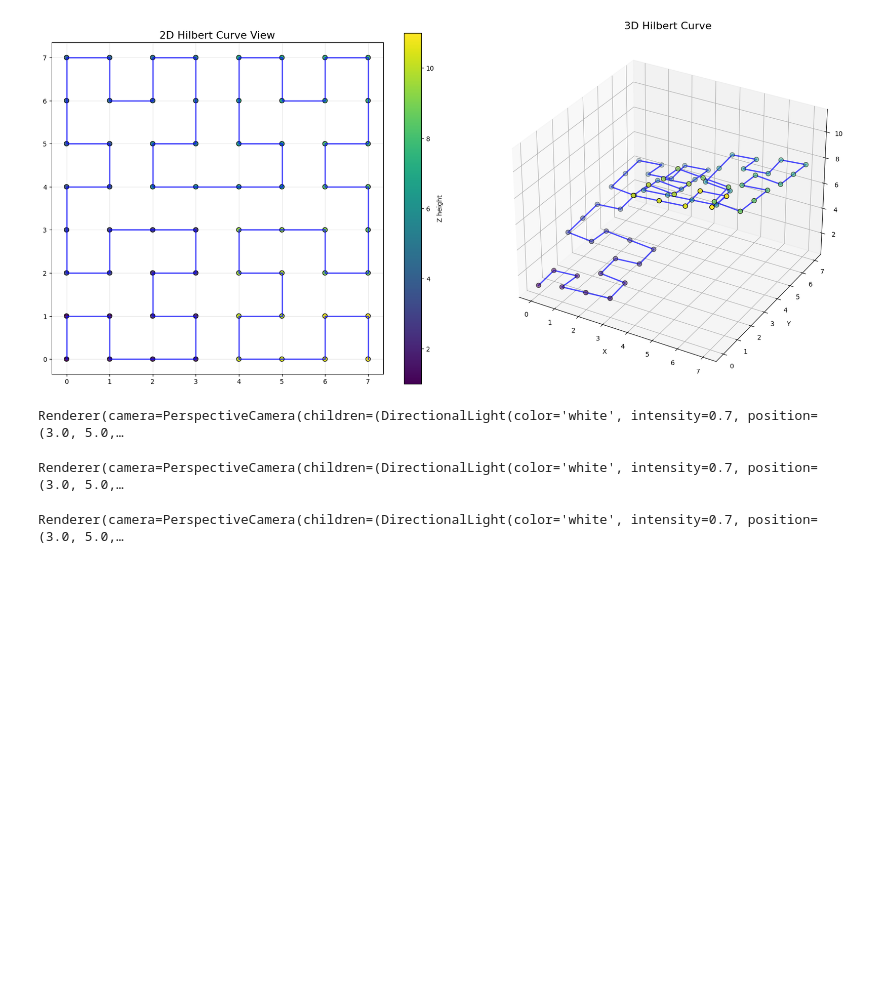
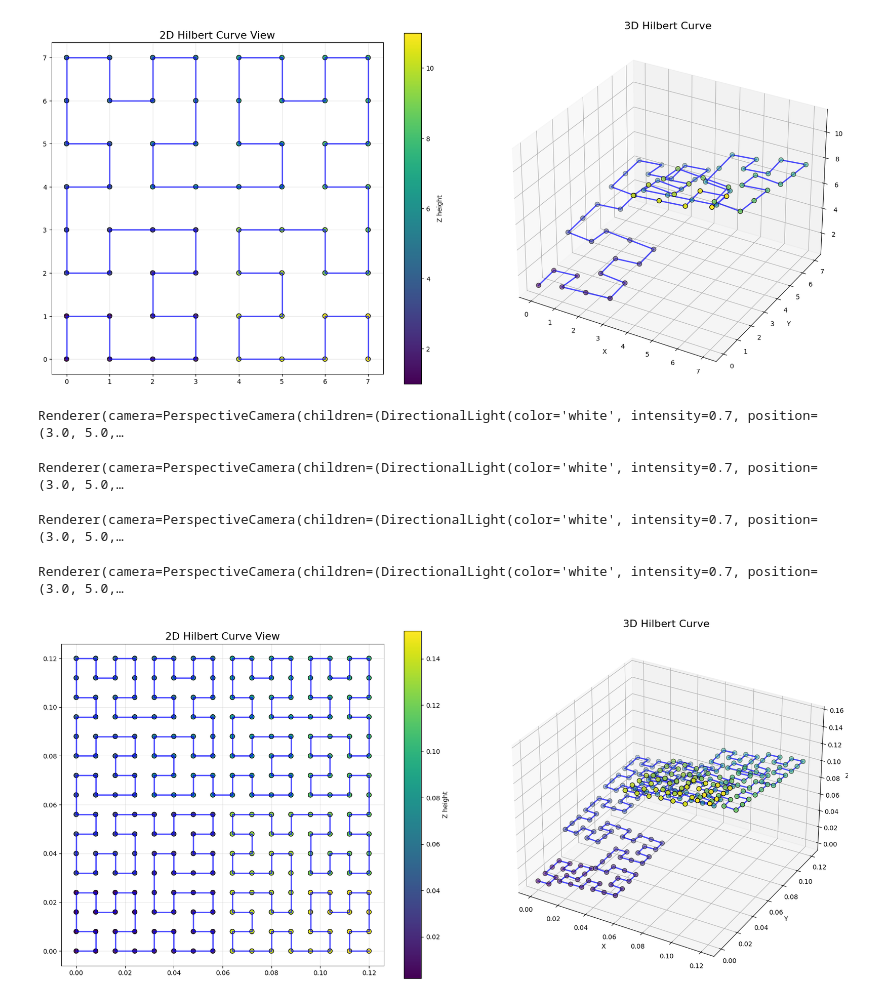
Before and after one commit to eschluntz/marble_maze, a Jupyter notebook: solid_testing.ipynb, the cells around one changed output. Drawn from its saved outputs; the diff is of its cells as text; code cells hidden in the pictures; blank space fills up the shorter version.

```diff
--- a/solid_testing.ipynb
+++ b/solid_testing.ipynb
@@ -18,9 +18,10 @@ def get_hilbert_3d_curve(order, spacing:float, z_size: float, z_offset: float):
     hilbert_curve = HilbertCurve(order, dimensions)
     distances_along_curve = list(range(2 ** (dimensions * order)))
     points = hilbert_curve.points_from_distances(distances_along_curve)
+    # Convert list of points to a numpy array
+    points = np.array(points, dtype=float)
 
     points *= spacing
-
     # Generate z coordinates with size and offset
     z_coords = np.linspace(z_offset, z_offset + z_size, len(points))
 
@@ -235,2 +239,29 @@ view(create_channel(points[:10], .5))
 # %% [output]
 Renderer(camera=PerspectiveCamera(children=(DirectionalLight(color='white', intensity=0.7, position=(3.0, 5.0,…
+# %%
+# Put it all together
+
+order = 4
+n_points = 10
+spacing = 0.008
+z_size = 0.15
+base_offset = 0.002
+support_ratio = 0.90
+chan_diam_ratio = 1.10
+chan_offset_ratio = 0.4
+pts = get_hilbert_3d_curve(order=order, spacing=spacing, z_size=z_size, z_offset=base_offset)
+pts = pts[:n_points]
+
+channel = create_channel(pts, diameter=spacing * chan_diam_ratio, z_offset=spacing * chan_offset_ratio)
+support = create_support_structure(pts, w=spacing * support_ratio)
+structure = support - channel
+
+file_name = f"hilbert_o{order}_n{len(pts)}_s{spacing}_z{z_size}.stl"
+
+view(structure)
+# %% [output]
+Renderer(camera=PerspectiveCamera(children=(DirectionalLight(color='white', intensity=0.7, position=(3.0, 5.0,…
+# %%
+plot_hilbert_curve(pts)
+# %% [output]
+[figure, added]
```
Also changed, not shown: parts of 1 cell of this notebook, 1 other file.
